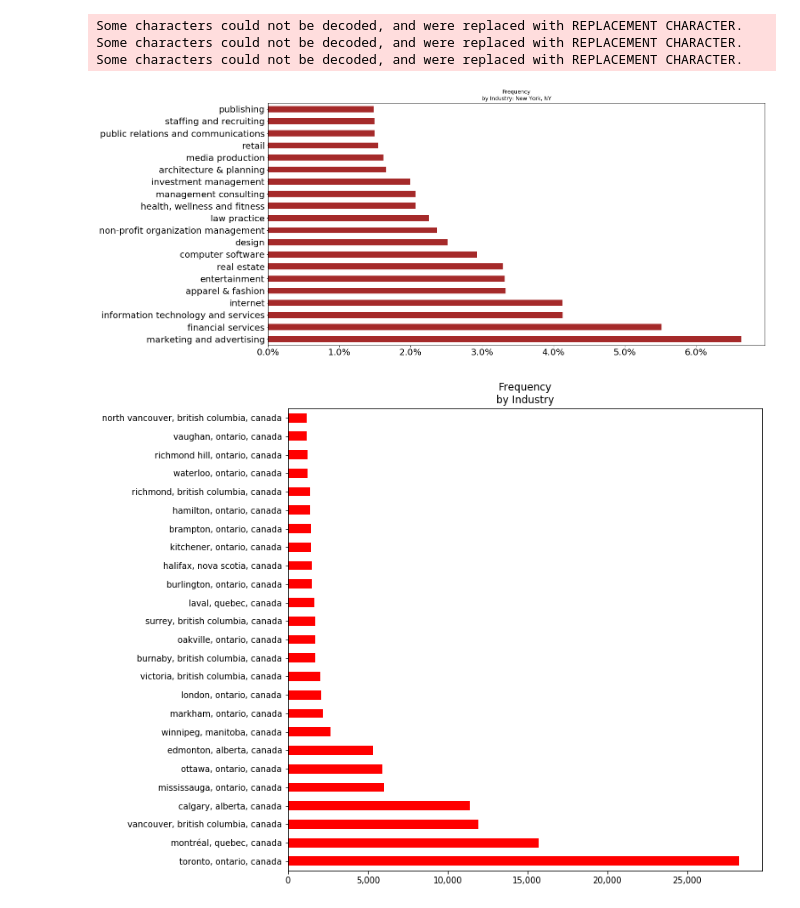
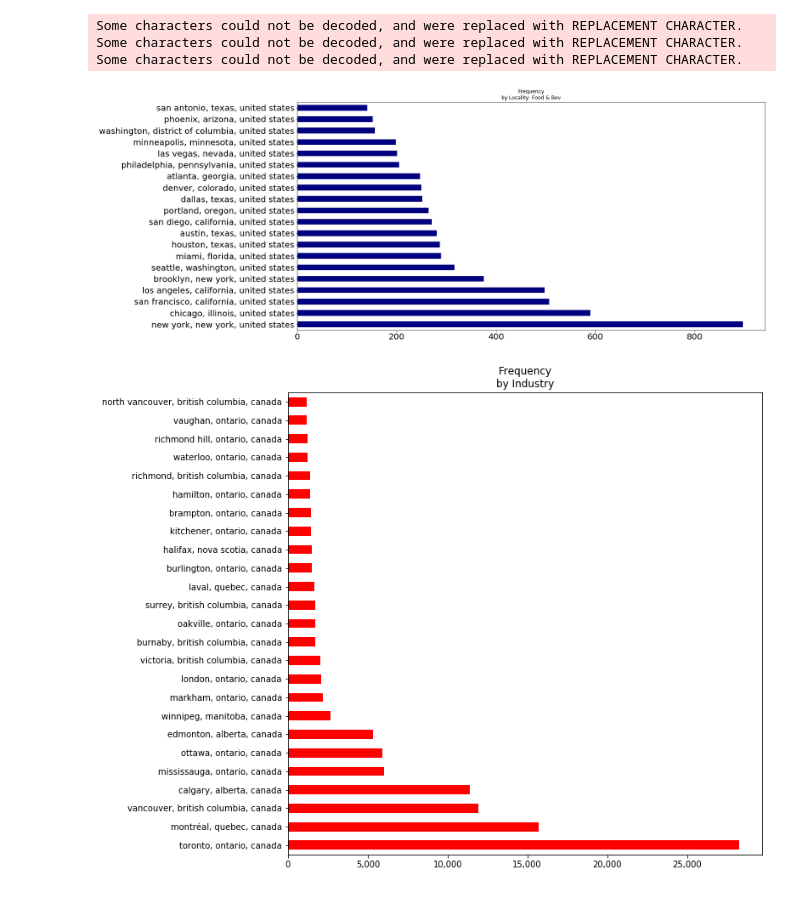
Before and after one commit to davidlevine22/global-com, a Jupyter notebook: global_companies_v1.ipynb, the cells around one changed output. Drawn from its saved outputs; the diff is of its cells as text; code cells hidden in the pictures.

```diff
--- a/global_companies_v1.ipynb
+++ b/global_companies_v1.ipynb
@@ -221,35 +222,37 @@ def barchart(data, type, title, limit, figsize, color, normalize=False):
         else:
             ax = ax.yaxis.set_major_formatter(mpl.ticker.StrMethodFormatter('{x:,.0f}'))
     elif type == "horizontal":
         ax = data.value_counts(dropna=True, normalize=normalize).head(limit).plot(ax=ax, kind='barh', title = title, figsize = figsize, color=color, fontsize=20)
         if normalize == True:
             ax = ax.xaxis.set_major_formatter(mpl.ticker.PercentFormatter(xmax=1))
         else:
             ax = ax.xaxis.set_major_formatter(mpl.ticker.StrMethodFormatter('{x:,.0f}'))
             #ax.tick_params(axis="y", labelsize=20)
 
     return ax
 
 #barchart(df['size range'], 'horizontal', "Frequency\nby Staff Size", 20, [10,6], 'blue', True)
 #barchart(df[(df['industry'] == 'construction') & (df['country'] == 'united states')]['locality'], 'horizontal', "Frequency\nby Locality", 20, [20,10], 'navy', False)
 #barchart(df[(df['industry'] == 'real estate') & (df['country'] == 'united states')]['locality'], 'horizontal', "Frequency\nby Locality: Management Consulting", 20, [20,10], 'navy', False)
+barchart(df[(df['industry'] == 'food & beverages') & (df['country'] == 'united states')]['locality'], 'horizontal', "Frequency\nby Locality: Food & Bev", 20, [20,10], 'navy', False)
+
 
 #barchart(df[df['locality'] == 'miami, florida, united states']['size range'], 'horizontal', "Frequency\nby Staff Size: Miami, FL", 20, [20,10], 'blue', True)
 #barchart(df[df['locality'] == 'houston, texas, united states']['industry'], 'horizontal', "Frequency\nby Industry: Houston, TX", 20, [20,10], 'green', True)
 #barchart(df[df['locality'] == 'chicago, illinois, united states']['industry'], 'horizontal', "Frequency\nby Industry: Chicago, IL", 20, [20,10], 'green', True)
-barchart(df[df['locality'] == 'new york, new york, united states']['industry'], 'horizontal', "Frequency\nby Industry: New York, NY", 20, [20,10], 'brown', True)
+#barchart(df[df['locality'] == 'new york, new york, united states']['industry'], 'horizontal', "Frequency\nby Industry: New York, NY", 20, [20,10], 'brown', True)
 #barchart(df[df['locality'] == 'phoenix, arizona, united states']['industry'], 'horizontal', "Frequency\nby Industry: Phoenix, AZ", 20, [20,10], 'orange', True)
 #barchart(df[df['locality'] == 'seattle, washington, united states']['industry'], 'horizontal', "Frequency\nby Industry: Orlando, FL", 20, [20,10], 'maroon', True)
 
 #barchart(df[df['industry'] == 'real estate']['locality'], 'horizontal', "Frequency\nby Country: Real Estate", 40, [10,20], 'red', True)
 print()
 #barchart(df[df['country'] == 'united states']['industry'], 'horizontal', "Frequency\nby Industry: United States", 25, [10,10], 'blue', True)
 #barchart(df[df['country'] == 'united kingdom']['industry'], 'horizontal', "Frequency\nby Industry: United Kingdom", 25, [10,10], 'orange', True)
 #barchart(df[df['country'] == 'india']['industry'], 'horizontal', "Frequency\nby Industry: India", 25, [10,10], 'green', True)
 #barchart(df[df['country'] == 'canada']['industry'], 'horizontal', "Frequency\nby Industry: Canada", 25, [10,10], 'black', True)
 #barchart(df[df['country'] == 'spain']['industry'], 'horizontal', "Frequency\nby Industry: Spain", 25, [10,10], 'red', True)
 # %% [output]
-[figure, old version]
+[figure, new version]
 # %%
 #barchart(df[df['country'] == 'united states']['locality'], 'horizontal', "Frequency\nby Industry", 15, [10,10], 'purple')
 #barchart(df[df['country'] == 'united kingdom']['locality'], 'horizontal', "Frequency\nby Industry", 15, [10,10], 'orange')
```
Also changed, not shown: parts of 4 cells of this notebook.
